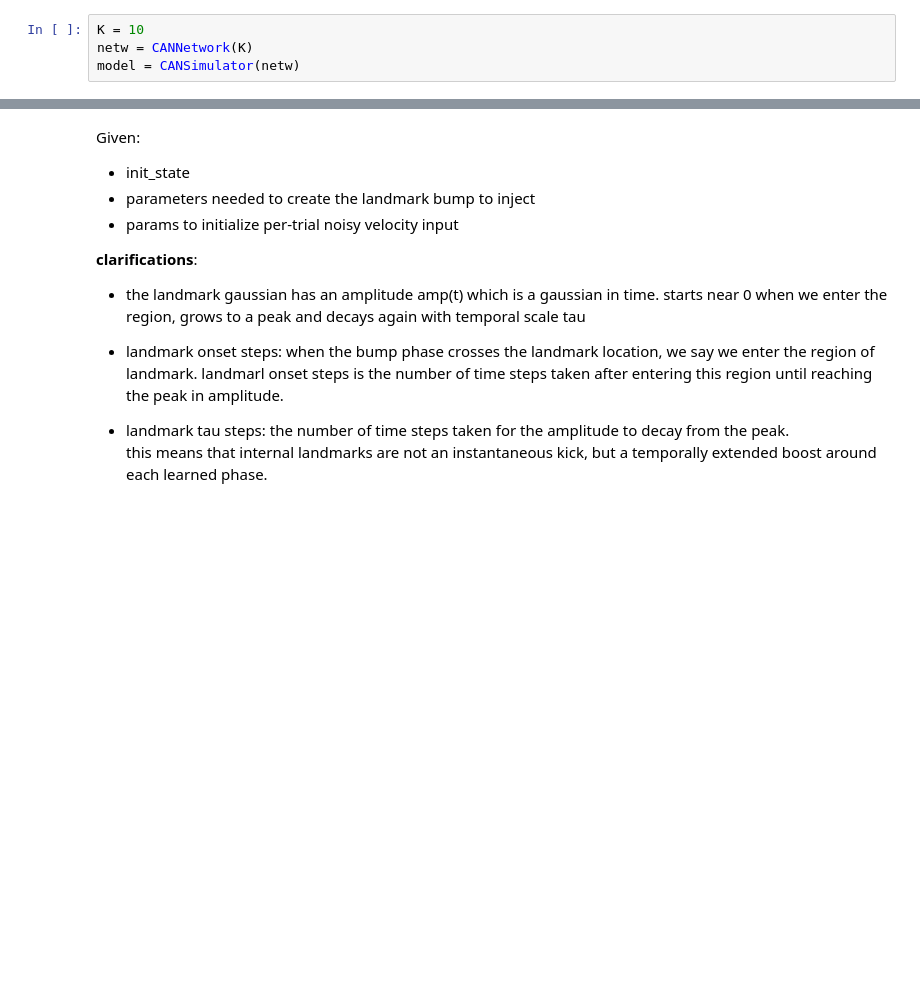
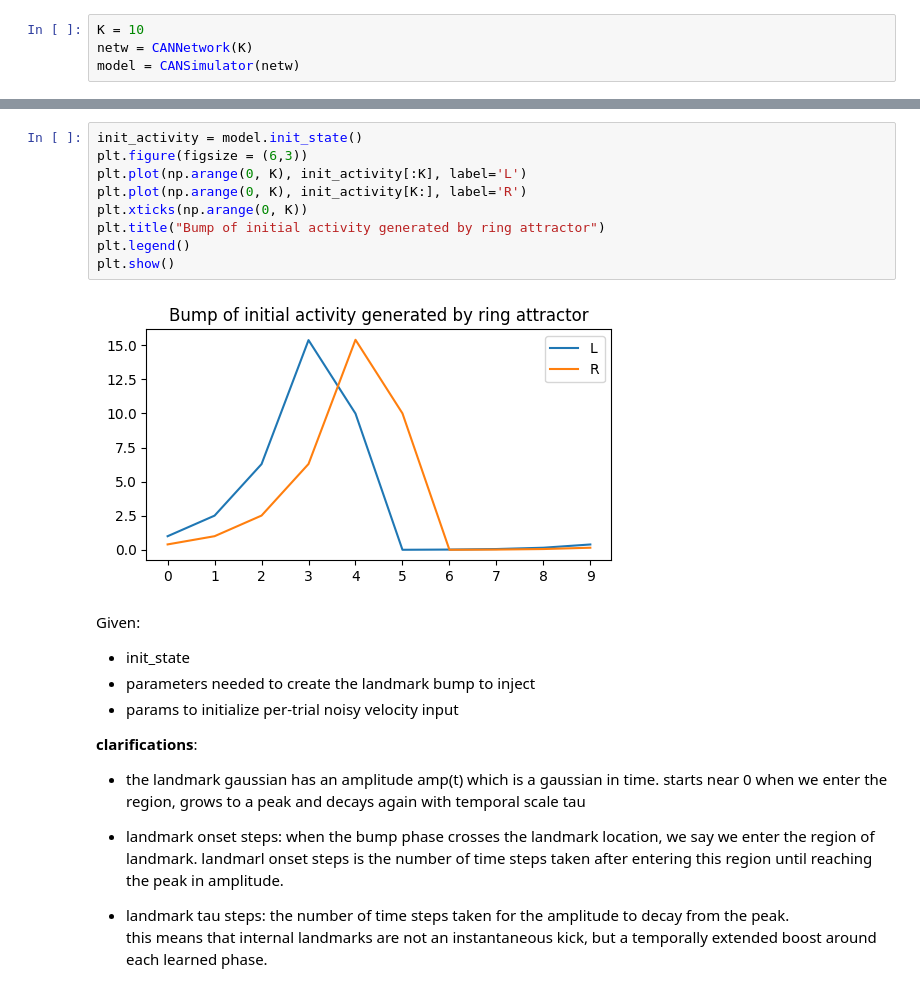
Before and after one commit to claramont/mental-navigation, a Jupyter notebook: src/mental_navigation/CAN/CAN_notebook.ipynb, the cells around one changed output, grey strips where cells are left out. Saved outputs shown, nothing was run; the diff lists cells and outputs as text; blank space fills up the shorter version.

```diff
--- a/src/mental_navigation/CAN/CAN_notebook.ipynb
+++ b/src/mental_navigation/CAN/CAN_notebook.ipynb
@@ -319,3 +300,14 @@ plt.show()
+# %%
+init_activity = model.init_state()
+plt.figure(figsize = (6,3))
+plt.plot(np.arange(0, K), init_activity[:K], label='L')
+plt.plot(np.arange(0, K), init_activity[K:], label='R')
+plt.xticks(np.arange(0, K))
+plt.title("Bump of initial activity generated by ring attractor")
+plt.legend()
+plt.show()
+# %% [output]
+[figure, added]
 # %% [markdown]
 Given:
 - init_state
```
Also changed, not shown: parts of 14 cells of this notebook, 1 other file.
